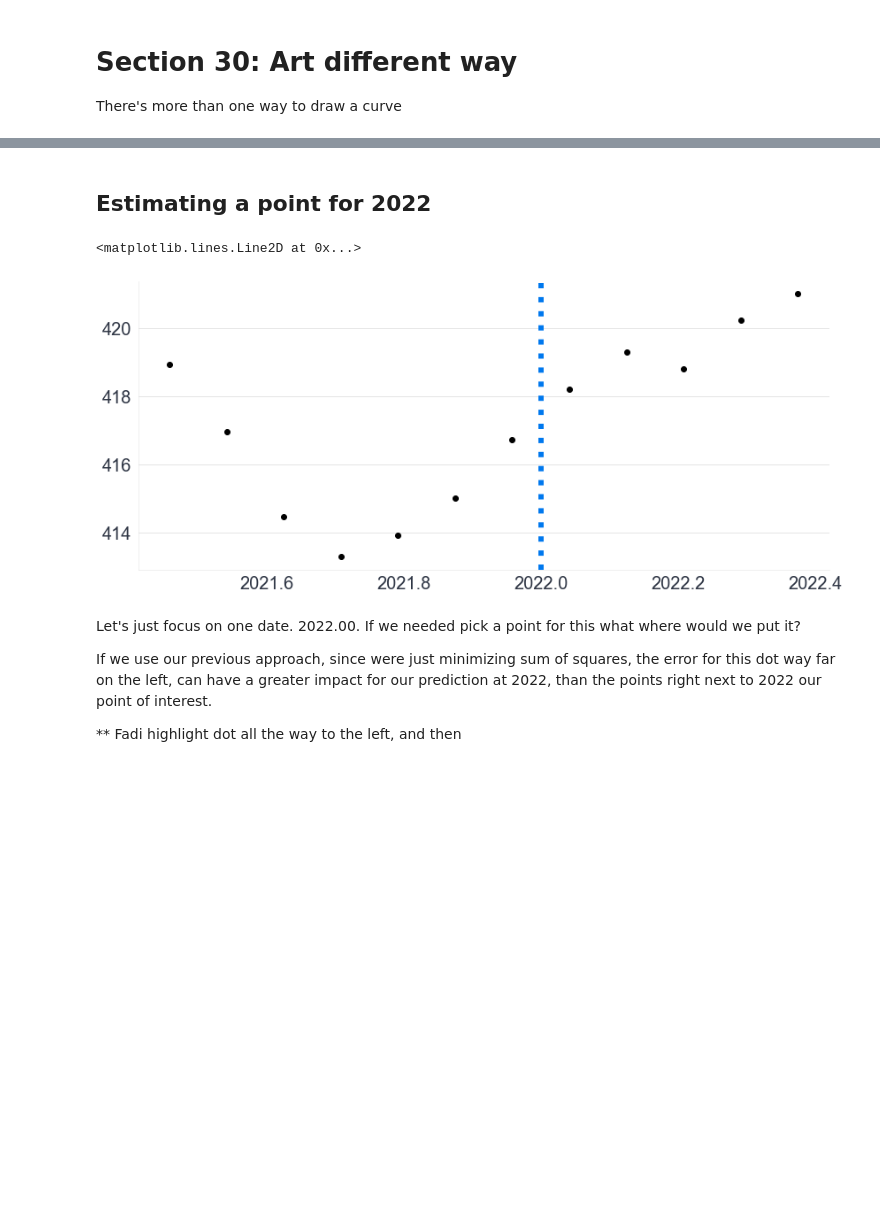
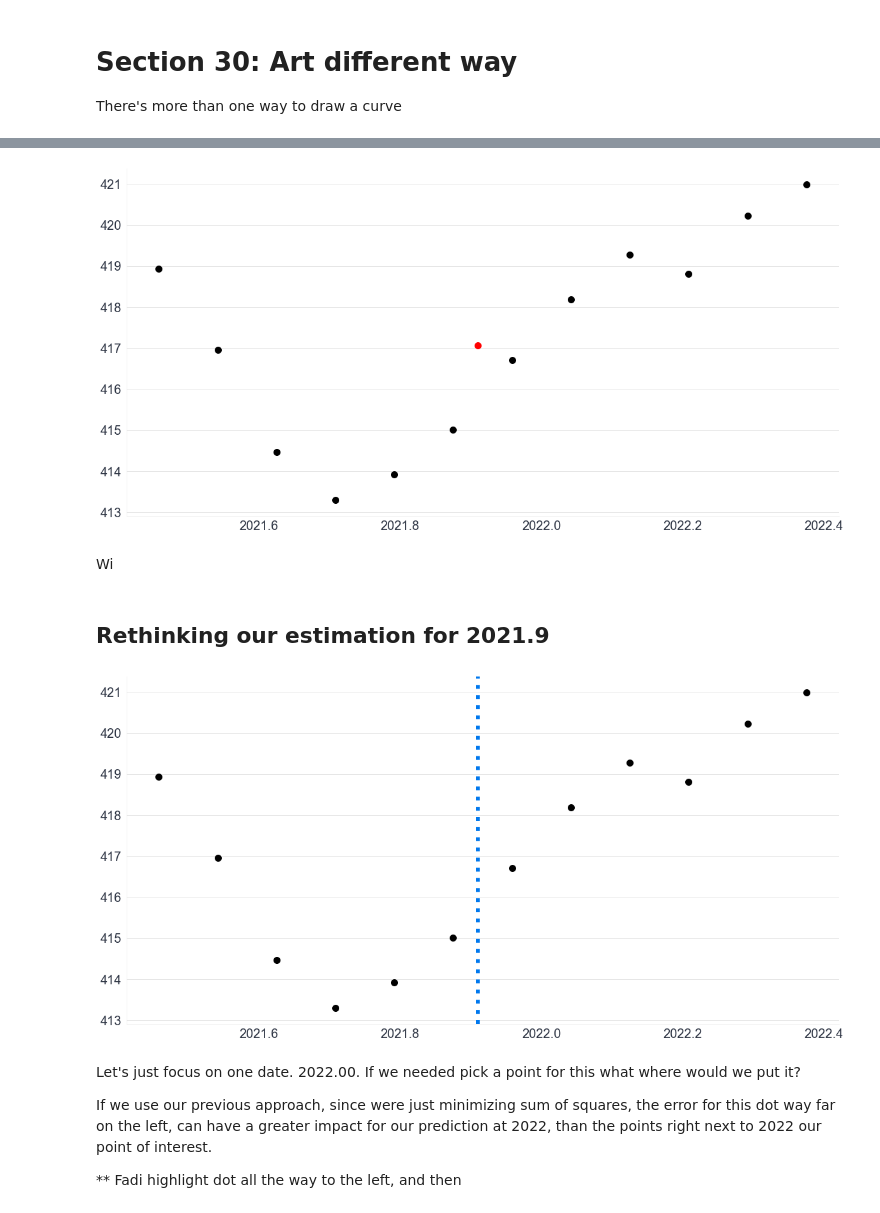
Before and after one commit to bwengals/etc, a Jupyter notebook: lesson_2_Section_30_new.ipynb, the cells around one changed output, grey strips where cells are left out. Saved outputs shown, nothing was run; the diff lists cells and outputs as text; code cells hidden in the pictures; blank space fills up the shorter version.

```diff
--- a/lesson_2_Section_30_new.ipynb
+++ b/lesson_2_Section_30_new.ipynb
@@ -93,11 +107,22 @@ plt.legend();
+# %%
+plt.figure(figsize=figsize)
+plot_data()
+
+est_2022 = m*(date_of_interest - min_x) + 414
+plt.scatter(date_of_interest, est_2022, c="r");
+# %% [output]
+[figure, added]
+# %% [markdown]
+Wi
 # %% [markdown]
-## Estimating a point for 2022
+## Rethinking our estimation for 2021.9
 # %%
+plt.figure(figsize=figsize)
+
 plot_data()
-plt.axvline(2022, linestyle="dotted", lw=6)
+plt.axvline(date_of_interest, linestyle="dotted", lw=6);
 # %% [output]
-<matplotlib.lines.Line2D at 0x...>
-[figure, old version]
+[figure, new version]
 # %% [markdown]
 Let's just focus on one date. 2022.00. If we needed pick a point for this what where would we put it?
 
```
Also changed, not shown: parts of 35 cells of this notebook, 3 other files.
